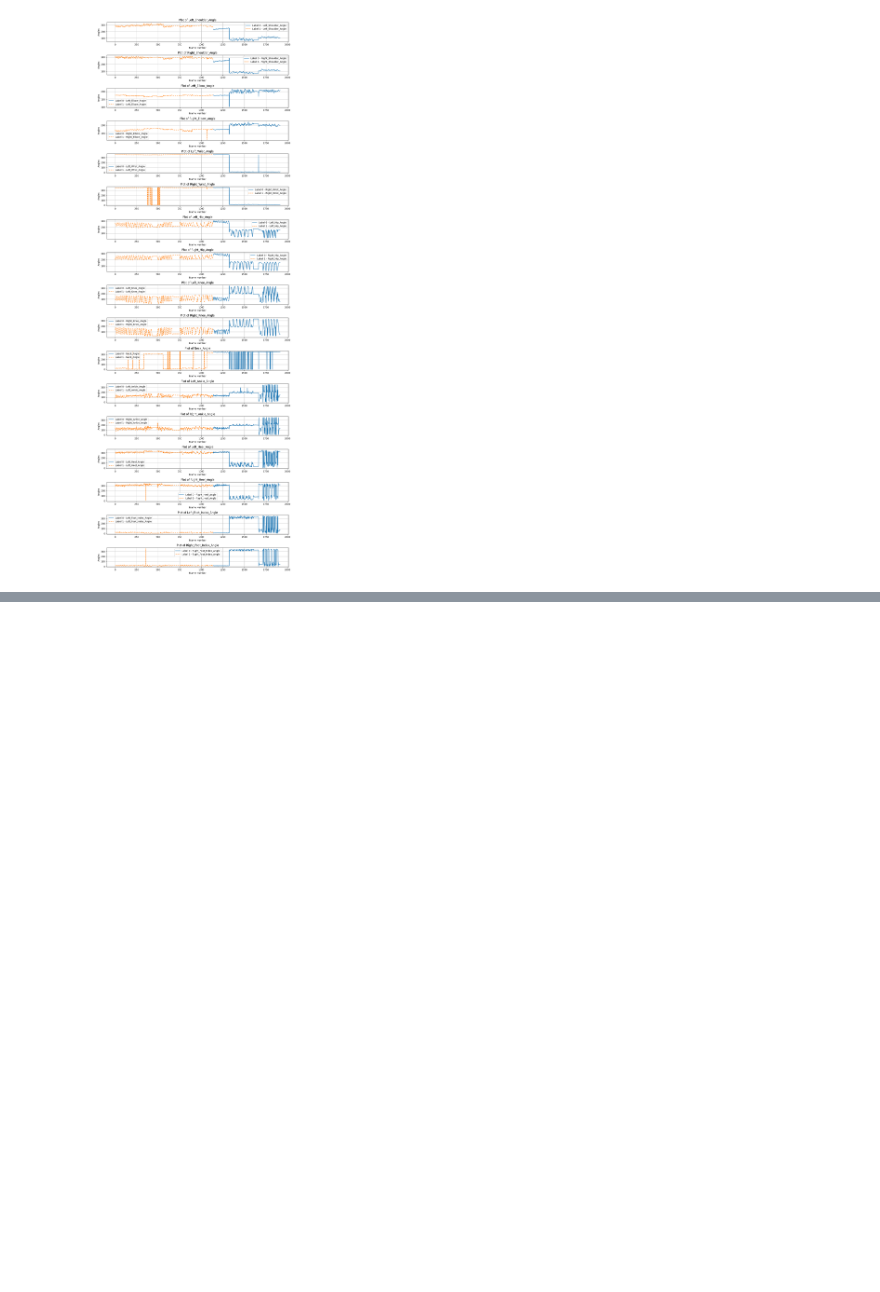
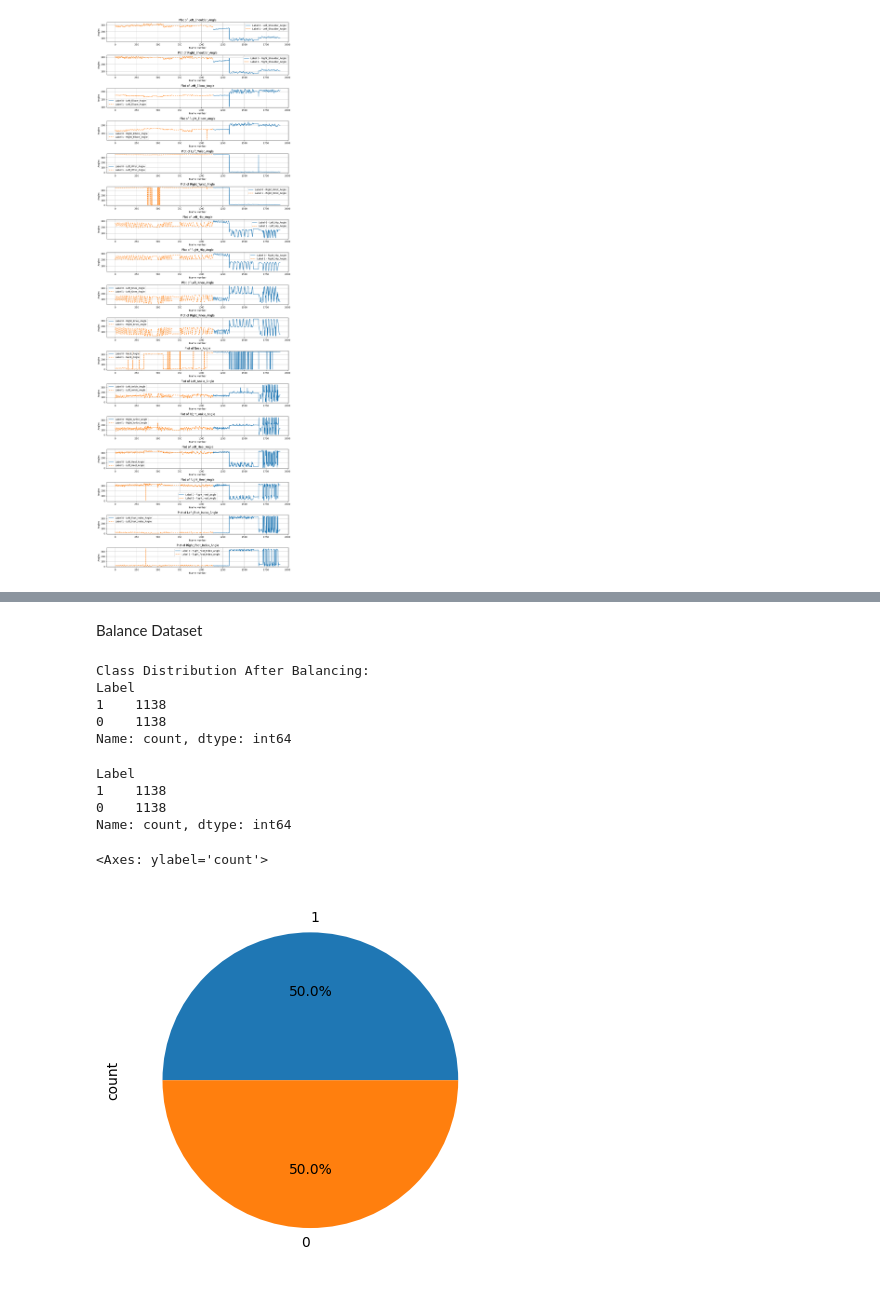
Before and after one commit to SanukaJayasinghe/DSGP-Group28, a Jupyter notebook: Mountain_Climbing_DEMINI_GIT/Data Processing for Mount.ipynb, the cells around one changed output, grey strips where cells are left out. Drawn from its saved outputs; the diff is of its cells as text; code cells hidden in the pictures; blank space fills up the shorter version.

```diff
--- a/Mountain_Climbing_DEMINI_GIT/Data Processing for Mount.ipynb
+++ b/Mountain_Climbing_DEMINI_GIT/Data Processing for Mount.ipynb
@@ -428,0 +624,58 @@ plt.show()
+# %% [markdown]
+Balance Dataset
+# %%
+from imblearn.over_sampling import RandomOverSampler
+from imblearn.under_sampling import RandomUnderSampler
+from imblearn.pipeline import Pipeline
+
+Correct = Data_With_Frame[Data_With_Frame['Label'] == '1']
+Incorrect = Data_With_Frame[Data_With_Frame['Label'] == '0']
+
+
+# Separate features and target variable
+X = Data_With_Frame.drop(columns=['Label'])  # Features
+y = Data_With_Frame['Label']  # Target variable
+
+# Define the sampling strategy for oversampling and undersampling
+over_sampler = RandomOverSampler(sampling_strategy='minority')
+under_sampler = RandomUnderSampler(sampling_strategy='majority')
+
+# Create a pipeline to first undersample the majority class and then oversample the minority class
+pipeline = Pipeline([
+    #('under_sampling', under_sampler),
+    ('over_sampling', over_sampler)
+])
+
+# Apply the pipeline to balance the data
+X_balanced, y_balanced = pipeline.fit_resample(X, y)
+
+# Create a new DataFrame with balanced data
+Data_With_Frame_balanced = pd.concat([pd.DataFrame(X_balanced, columns=X.columns), pd.Series(y_balanced, name='Label')], axis=1)
+
+# Check the class distribution after balancing
+print("Class Distribution After Balancing:")
+print(Data_With_Frame_balanced['Label'].value_counts())
+
+# Save the balanced dataset as a CSV file
+Data_With_Frame_balanced.to_csv('Datasets/Balanced_data.csv', index=False)
+# %% [output]
+Class Distribution After Balancing:
+Label
+1    1138
+0    1138
+Name: count, dtype: int64
+# %%
+import pandas as pd
+
+# Load the balanced dataset
+balanced_data = pd.read_csv('Datasets/Balanced_data.csv')
+
+print(balanced_data ['Label'].value_counts())
+balanced_data ['Label'].value_counts().plot.pie(autopct='%1.1f%%')
+# %% [output]
+Label
+1    1138
+0    1138
+Name: count, dtype: int64
+<Axes: ylabel='count'>
+[figure, added]
```
Also changed, not shown: parts of 18 cells of this notebook, 6 other files.
